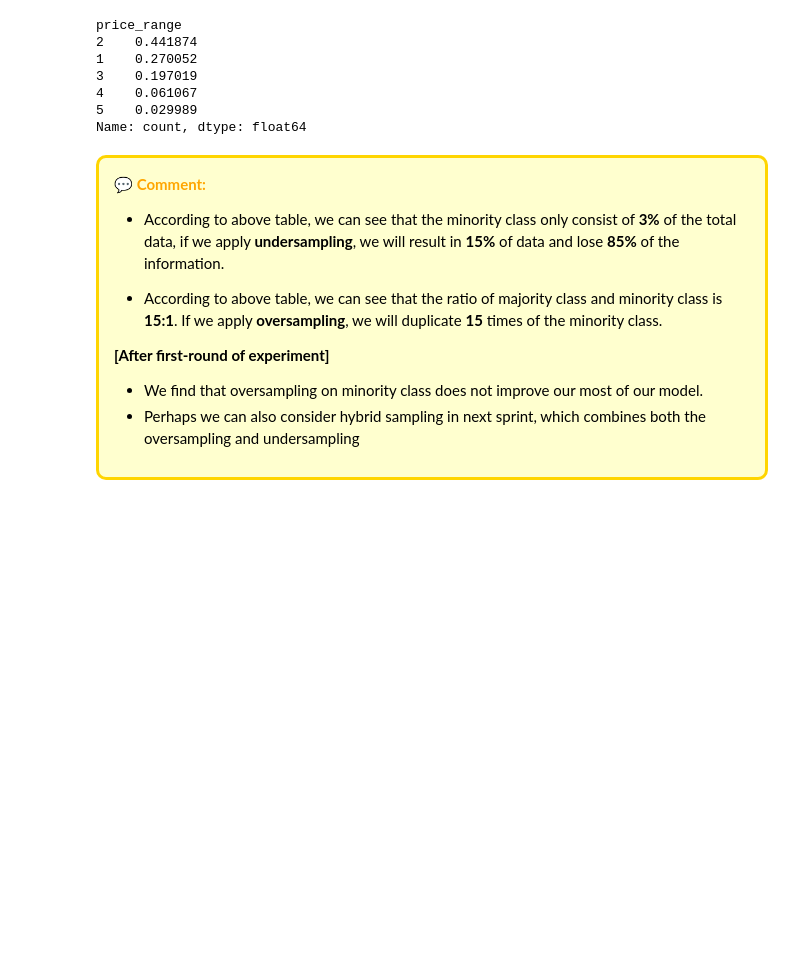
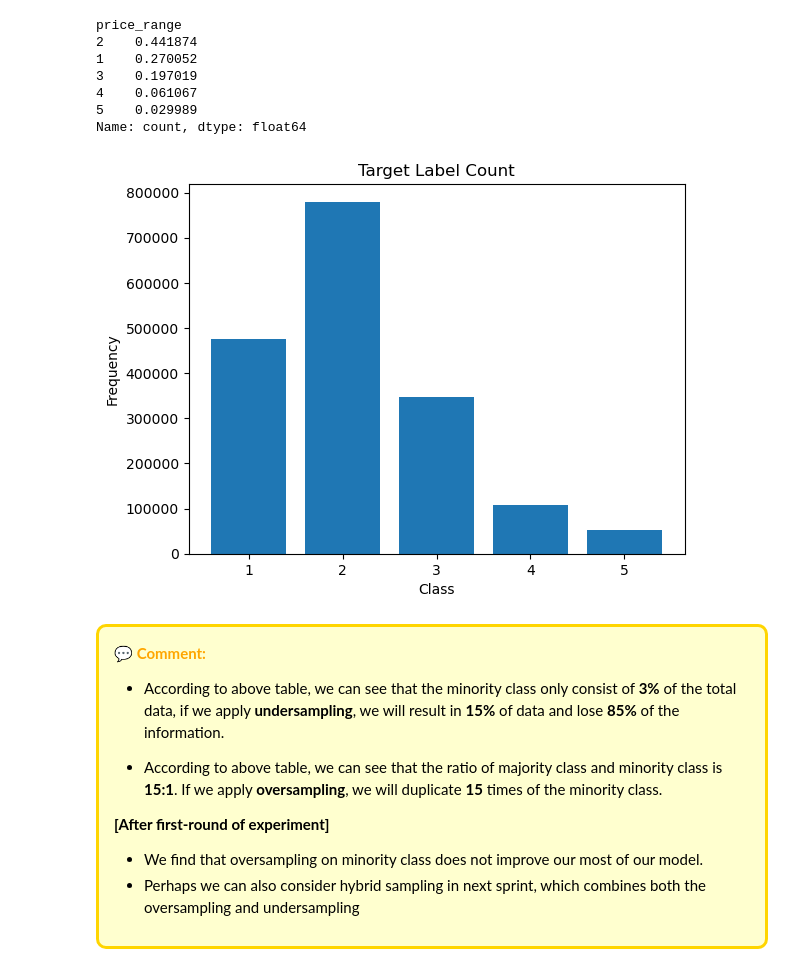
Before and after one commit to anthonynamnam/brainstation_capstone, a Jupyter notebook: Notebooks/model-development.ipynb, the cells around one changed output. Cells and saved outputs as stored; diff of their text form; code cells hidden in the pictures; blank space fills up the shorter version.

```diff
--- a/Notebooks/model-development.ipynb
+++ b/Notebooks/model-development.ipynb
@@ -476,3 +476,8 @@ train_data.reset_index(drop = True, inplace=True)
 test_data = pd.read_parquet(path = "data/test-data.parquet",
                      columns = SPLIT_COL_DTYPE)
 test_data.reset_index(drop = True, inplace=True)
+# %%
+col_to_drop = []
+# %%
+train_data.drop(columns=col_to_drop,inplace = True)
+train_data.head(3)
@@ -724,6 +742,17 @@ price_range
 4    0.061067
 5    0.029989
 Name: count, dtype: float64
+# %%
+import matplotlib.pyplot as plt
+
+plt.figure()
+plt.bar(y_train.value_counts().index,y_train.value_counts().values)
+plt.xlabel("Class")
+plt.ylabel("Frequency")
+plt.title("Target Label Count")
+plt.show()
+# %% [output]
+[figure, added]
 # %% [markdown]
 <div style="border-radius:10px; border: #ffd500 solid; padding: 15px; background-color: #ffffcf; font-size:100%; text-align:left">
 <font size="4px" color="#ffa600"><b>💬 Comment:</b></font>
```
Also changed, not shown: parts of 128 cells of this notebook.
